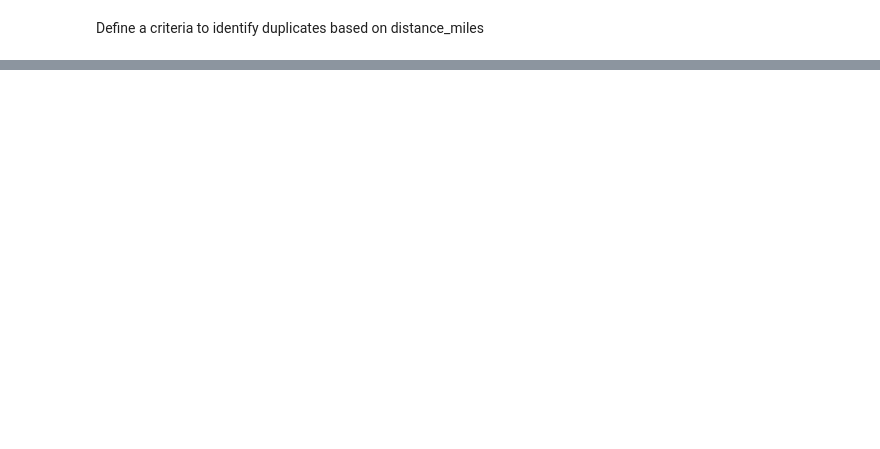
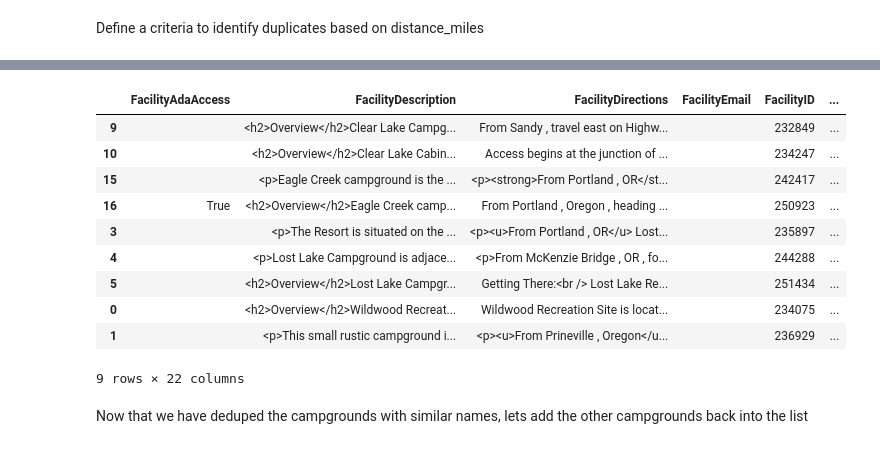
Before and after one commit to gizm00/pycon2016, a Jupyter notebook: notebooks/Section 1 - RIDB API.ipynb, the cells around one changed output, grey strips where cells are left out. Cells and saved outputs as stored; diff of their text form; code cells hidden in the pictures; blank space fills up the shorter version.

```diff
--- a/notebooks/Section 1 - RIDB API.ipynb
+++ b/notebooks/Section 1 - RIDB API.ipynb
@@ -229,0 +186,21 @@ test
+# %%
+duplicated = (ridb_distance_match.distance_ref != ridb_distance_match.index) & \
+(ridb_distance_match.distance_miles < dup_threshold_miles)
+# %%
+ridb_deduped = ridb_distance_match.assign(duplicated = duplicated)
+# %%
+ridb_deduped
+# %% [output]
+|  | FacilityAdaAccess | FacilityDescription | FacilityDirections | FacilityEmail | FacilityID | ... |
+| 9 |  | <h2>Overview</h2>Clear Lake Campg... | From Sandy , travel east on Highw... |  | 232849 | ... |
+| 10 |  | <h2>Overview</h2>Clear Lake Cabin... | Access begins at the junction of ... |  | 234247 | ... |
+| 15 |  | <p>Eagle Creek campground is the ... | <p><strong>From Portland , OR</st... |  | 242417 | ... |
+| 16 | True | <h2>Overview</h2>Eagle Creek camp... | From Portland , Oregon , heading ... |  | 250923 | ... |
+| 3 |  | <p>The Resort is situated on the ... | <p><u>From Portland , OR</u> Lost... |  | 235897 | ... |
+| 4 |  | <p>Lost Lake Campground is adjace... | <p>From McKenzie Bridge , OR , fo... |  | 244288 | ... |
+| 5 |  | <h2>Overview</h2>Lost Lake Campgr... | Getting There:<br /> Lost Lake Re... |  | 251434 | ... |
+| 0 |  | <h2>Overview</h2>Wildwood Recreat... | Wildwood Recreation Site is locat... |  | 234075 | ... |
+| 1 |  | <p>This small rustic campground i... | <p><u>From Prineville , Oregon</u... |  | 236929 | ... |
+9 rows × 22 columns
+# %% [markdown]
+Now that we have deduped the campgrounds with similar names, lets add the other campgrounds back into the list
```
Also changed, not shown: parts of 21 cells of this notebook.
